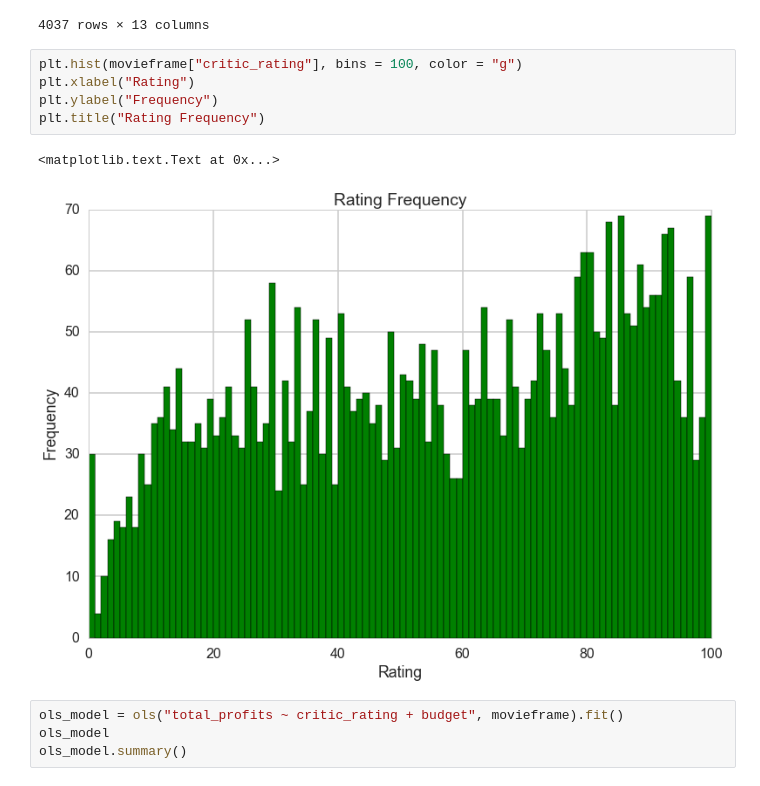
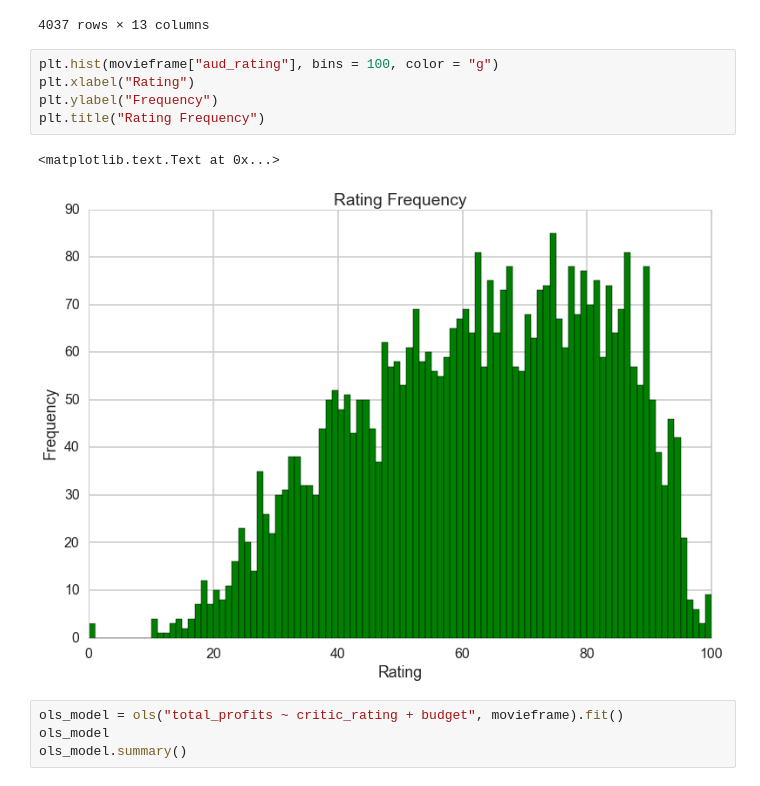
Before and after one commit to davematthews034/CS-109-Final-Project, a Jupyter notebook: CS109 Final Project.ipynb, the cells around one changed output. Saved outputs shown, nothing was run; the diff lists cells and outputs as text.

```diff
--- a/CS109 Final Project.ipynb
+++ b/CS109 Final Project.ipynb
@@ -187,13 +187,13 @@ movieframe
 | Chic! | 5022 | 587 | 587 | 587 | 0 | 0 | 4.922203 | ... |
 4037 rows × 13 columns
 # %%
-plt.hist(movieframe["critic_rating"], bins = 100, color = "g")
+plt.hist(movieframe["aud_rating"], bins = 100, color = "g")
 plt.xlabel("Rating")
 plt.ylabel("Frequency")
 plt.title("Rating Frequency")
 # %% [output]
 <matplotlib.text.Text at 0x...>
-[figure, old version]
+[figure, new version]
 # %%
 ols_model = ols("total_profits ~ critic_rating + budget", movieframe).fit()
 ols_model
```
